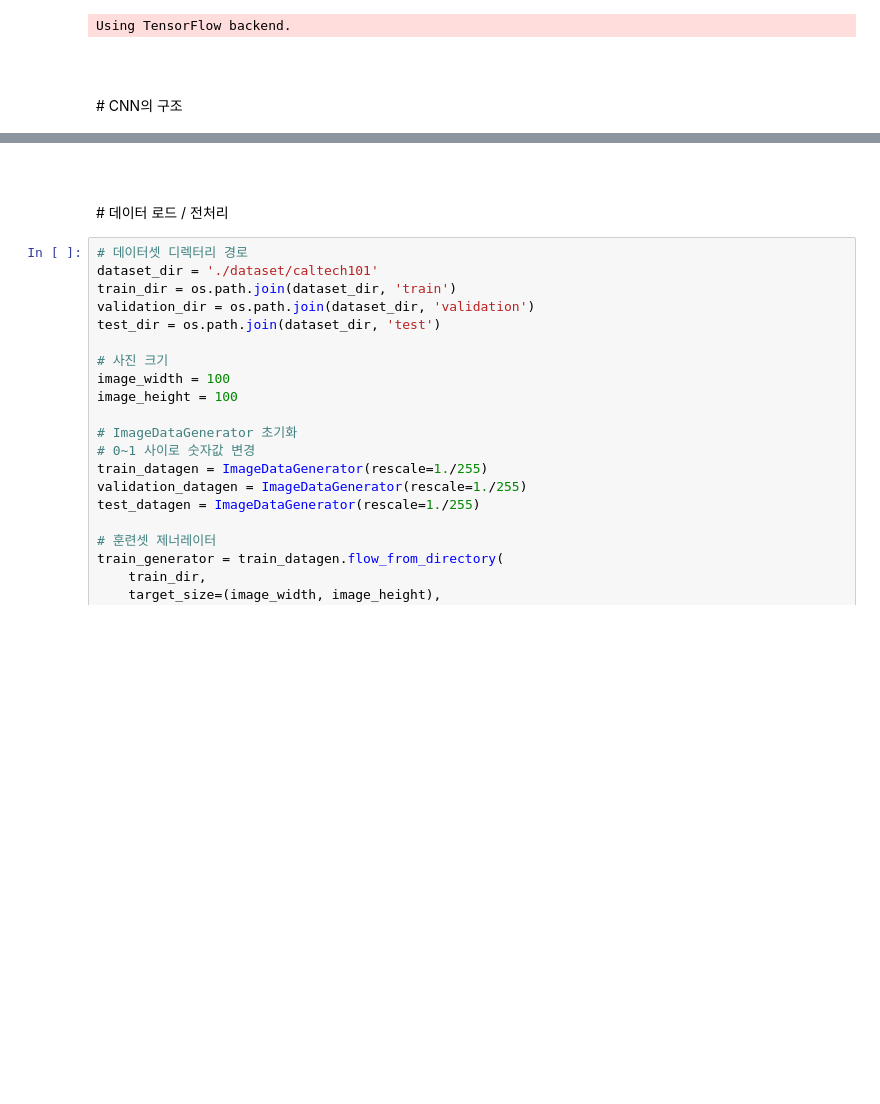
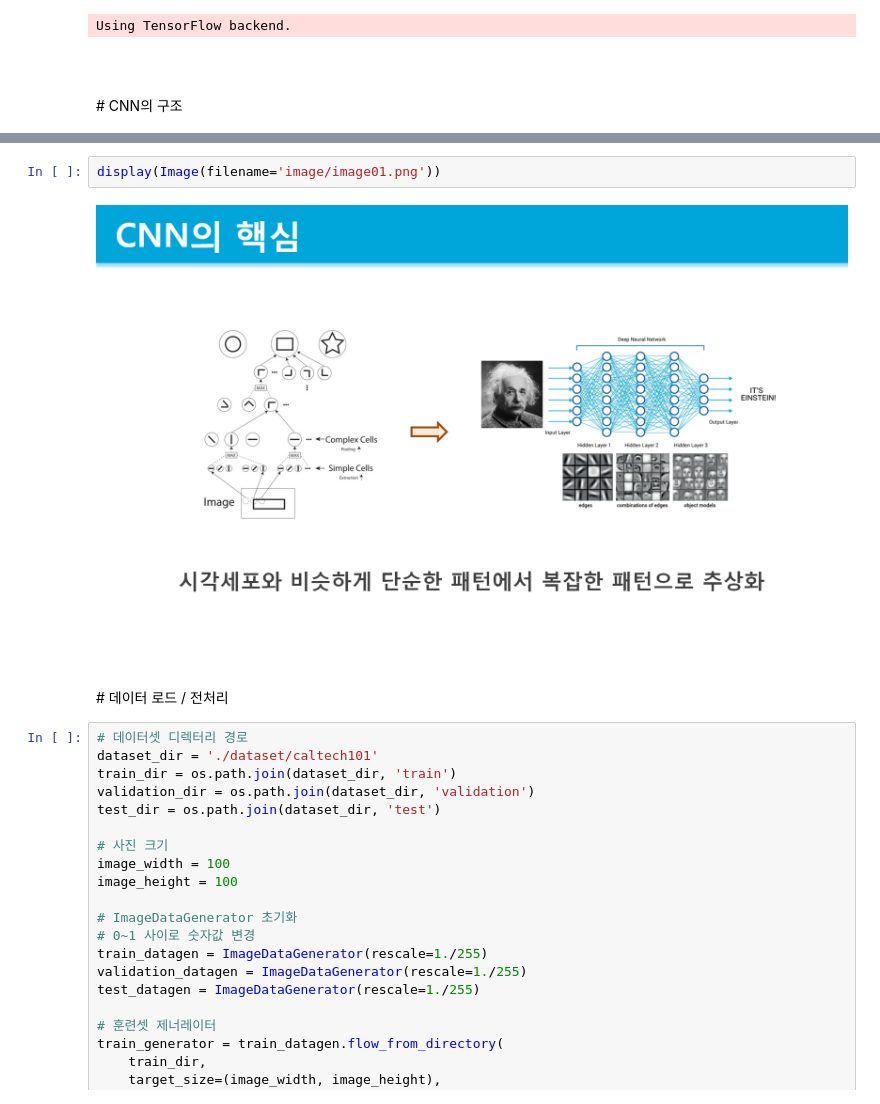
Before and after one commit to deepseasw/caltech101-image-cnn-classification, a Jupyter notebook: Image CNN Classification.ipynb, the cells around one changed output, grey strips where cells are left out. Saved outputs shown, nothing was run; the diff lists cells and outputs as text; blank space fills up the shorter version.

```diff
--- a/Image CNN Classification.ipynb
+++ b/Image CNN Classification.ipynb
@@ -35,3 +19,7 @@ Using TensorFlow backend.
+# %%
+display(Image(filename='image/image01.png'))
+# %% [output]
+[figure, added]
 # %% [markdown]
 <br>
 <br>
```
Also changed, not shown: parts of 2 cells of this notebook.
